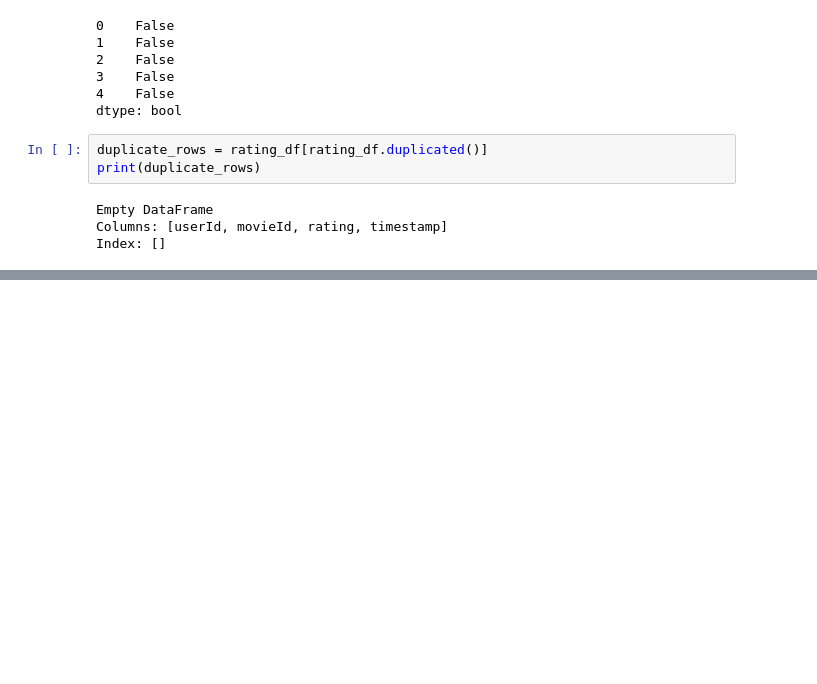
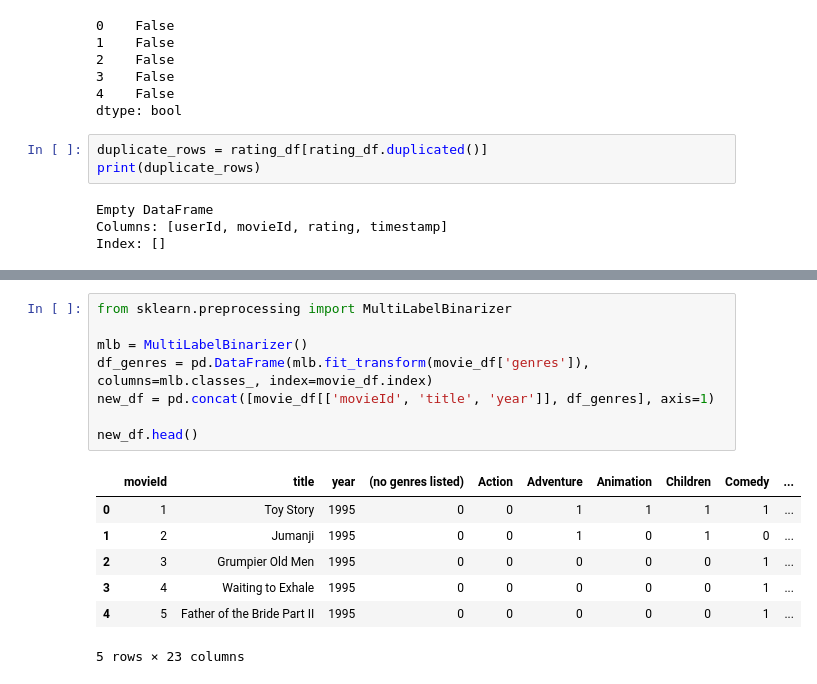
Before and after one commit to jimy-salem-52/RecSys, a Jupyter notebook: movielens-eda.ipynb, the cells around one changed output, grey strips where cells are left out. Cells and saved outputs as stored; diff of their text form; blank space fills up the shorter version.

```diff
--- a/movielens-eda.ipynb
+++ b/movielens-eda.ipynb
@@ -89,0 +182,16 @@ There are no duplicates
+# %%
+from sklearn.preprocessing import MultiLabelBinarizer
+
+mlb = MultiLabelBinarizer()
+df_genres = pd.DataFrame(mlb.fit_transform(movie_df['genres']), columns=mlb.classes_, index=movie_df.index)
+new_df = pd.concat([movie_df[['movieId', 'title', 'year']], df_genres], axis=1)
+
+new_df.head()
+# %% [output]
+|  | movieId | title | year | (no genres listed) | Action | Adventure | Animation | Children | Comedy | ... |
+| 0 | 1 | Toy Story | 1995 | 0 | 0 | 1 | 1 | 1 | 1 | ... |
+| 1 | 2 | Jumanji | 1995 | 0 | 0 | 1 | 0 | 1 | 0 | ... |
+| 2 | 3 | Grumpier Old Men | 1995 | 0 | 0 | 0 | 0 | 0 | 1 | ... |
+| 3 | 4 | Waiting to Exhale | 1995 | 0 | 0 | 0 | 0 | 0 | 1 | ... |
+| 4 | 5 | Father of the Bride Part II | 1995 | 0 | 0 | 0 | 0 | 0 | 1 | ... |
+5 rows × 23 columns
```
Also changed, not shown: parts of 20 cells of this notebook.
